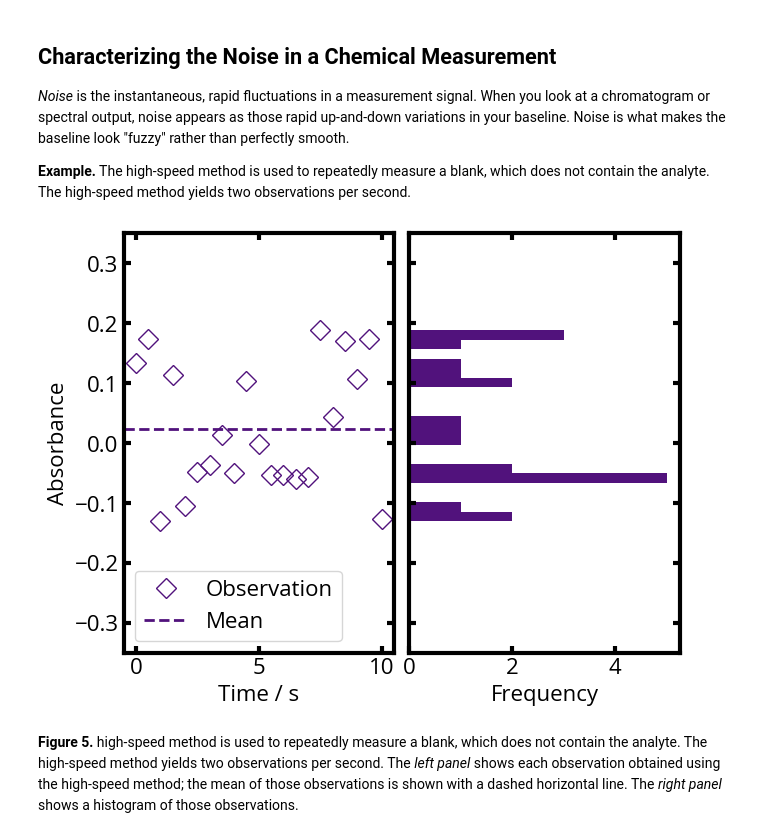
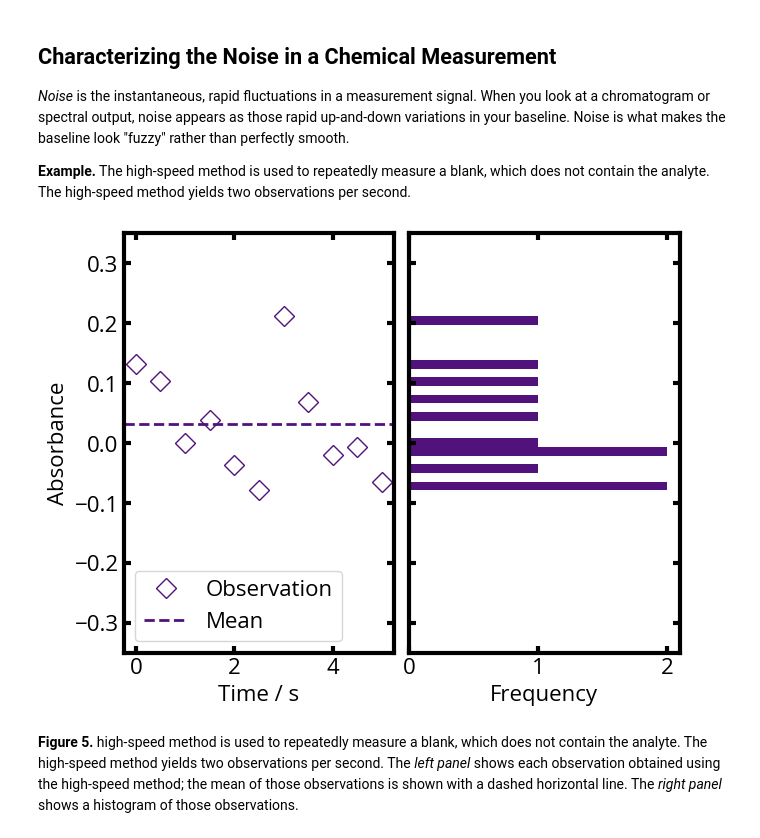
Before and after one commit to mfbush/instrumental-analysis, a Jupyter notebook: notebooks/signals-and-noise.ipynb, the cells around one changed output. Saved outputs shown, nothing was run; the diff lists cells and outputs as text; code cells hidden in the pictures.

```diff
--- a/notebooks/signals-and-noise.ipynb
+++ b/notebooks/signals-and-noise.ipynb
@@ -224,22 +221,22 @@ The intercept of the high-speed method is: -0.024539280887954137
 
 **Example.** The high-speed method is used to repeatedly measure a blank, which does not contain the analyte. The high-speed method yields two observations per second.
 # %%
-time = np.arange(0.0,10.05,0.5)
+time = np.arange(0.0,5.05,0.5)
 signal = np.random.default_rng().normal(0.0, 0.1, len(time))
 
 fig, (ax1, ax2) = plt.subplots(1, 2, layout='constrained', sharey=True)
 ax1.plot(time,signal,c=colors[1],marker='D',ls='',label='Observation')
 ax1.axhline(y=np.average(signal), c=colors[1],ls='--',marker=None, label='Mean')
 ax2.hist(signal, bins=20, color=colors[1], orientation="horizontal")
 
 ax1.set_xlabel('Time / s')
 ax2.set_xlabel('Frequency')
 ax1.set_ylabel('Absorbance')
 ax1.set_ylim(bottom=-0.35,top=0.35)
 ax1.legend(loc='lower left')
 plt.show()
 # %% [output]
-[figure, old version]
+[figure, new version]
 # %% [markdown]
 **Figure 5.** high-speed method is used to repeatedly measure a blank, which does not contain the analyte. The high-speed method yields two observations per second. The *left panel* shows each observation obtained using the high-speed method; the mean of those observations is shown with a dashed horizontal line. The *right panel* shows a histogram of those observations.
 # %% [markdown]
```
Also changed, not shown: parts of 8 cells of this notebook, 3 other files.
